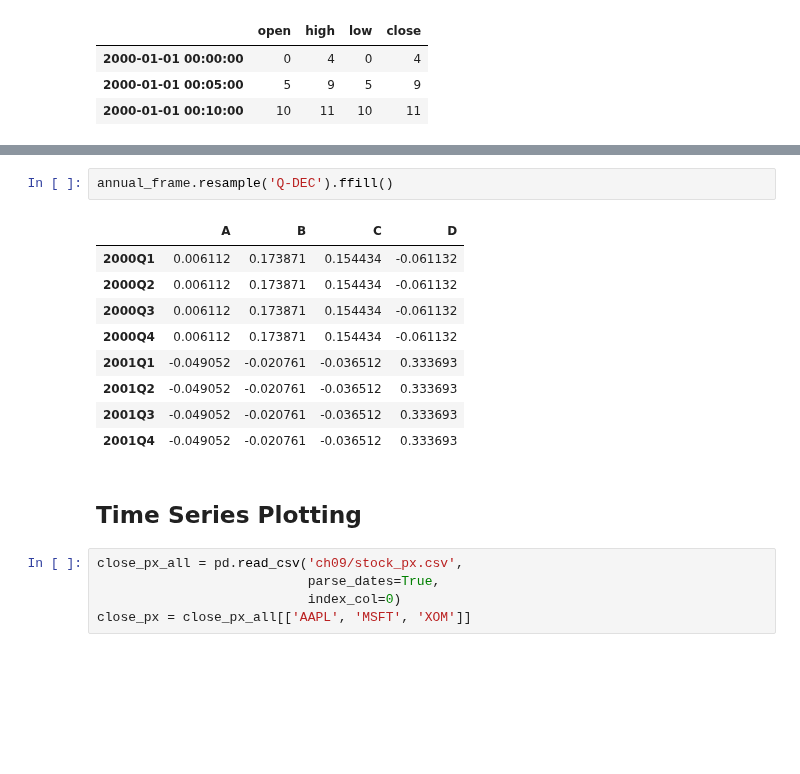
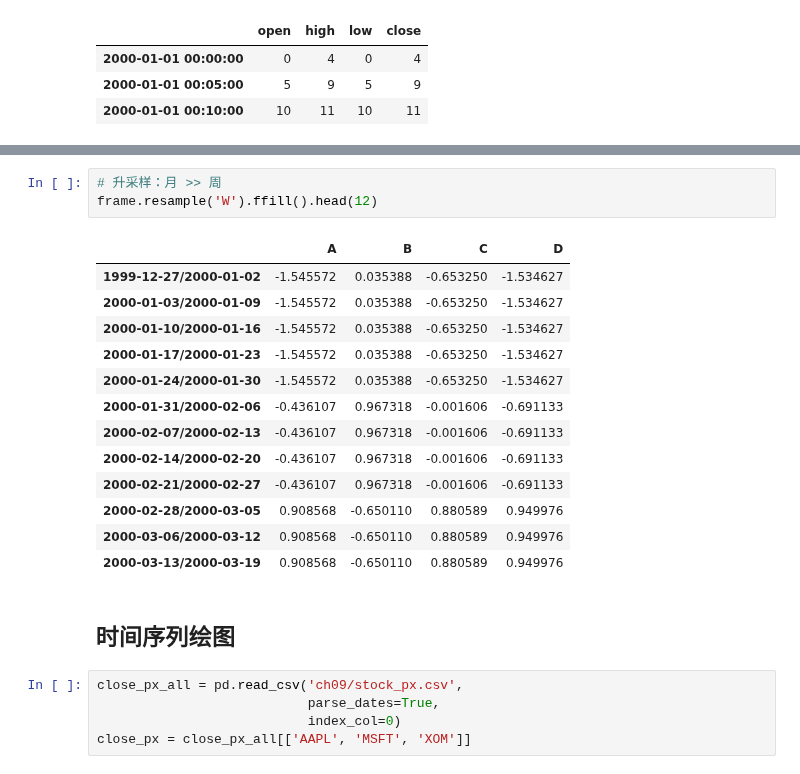
Before and after one commit to hugolu/learn-python, a Jupyter notebook: python-for-data-analysis/ch10-time-series.ipynb, the cells around one changed output, grey strips where cells are left out. Drawn from its saved outputs; the diff is of its cells as text; blank space fills up the shorter version.

```diff
--- a/python-for-data-analysis/ch10-time-series.ipynb
+++ b/python-for-data-analysis/ch10-time-series.ipynb
@@ -718,17 +991,22 @@ annual_frame
-# %%
-annual_frame.resample('Q-DEC').ffill()
-# %% [output]
-|  | A | B | C | D |
-| 2000Q1 | 0.006112 | 0.173871 | 0.154434 | -0.061132 |
-| 2000Q2 | 0.006112 | 0.173871 | 0.154434 | -0.061132 |
-| 2000Q3 | 0.006112 | 0.173871 | 0.154434 | -0.061132 |
-| 2000Q4 | 0.006112 | 0.173871 | 0.154434 | -0.061132 |
-| 2001Q1 | -0.049052 | -0.020761 | -0.036512 | 0.333693 |
-| 2001Q2 | -0.049052 | -0.020761 | -0.036512 | 0.333693 |
-| 2001Q3 | -0.049052 | -0.020761 | -0.036512 | 0.333693 |
-| 2001Q4 | -0.049052 | -0.020761 | -0.036512 | 0.333693 |
-# %% [markdown]
-## Time Series Plotting
+# %%
+# 升采样：月 >> 周
+frame.resample('W').ffill().head(12)
+# %% [output]
+|  | A | B | C | D |
+| 1999-12-27/2000-01-02 | -1.545572 | 0.035388 | -0.653250 | -1.534627 |
+| 2000-01-03/2000-01-09 | -1.545572 | 0.035388 | -0.653250 | -1.534627 |
+| 2000-01-10/2000-01-16 | -1.545572 | 0.035388 | -0.653250 | -1.534627 |
+| 2000-01-17/2000-01-23 | -1.545572 | 0.035388 | -0.653250 | -1.534627 |
+| 2000-01-24/2000-01-30 | -1.545572 | 0.035388 | -0.653250 | -1.534627 |
+| 2000-01-31/2000-02-06 | -0.436107 | 0.967318 | -0.001606 | -0.691133 |
+| 2000-02-07/2000-02-13 | -0.436107 | 0.967318 | -0.001606 | -0.691133 |
+| 2000-02-14/2000-02-20 | -0.436107 | 0.967318 | -0.001606 | -0.691133 |
+| 2000-02-21/2000-02-27 | -0.436107 | 0.967318 | -0.001606 | -0.691133 |
+| 2000-02-28/2000-03-05 | 0.908568 | -0.650110 | 0.880589 | 0.949976 |
+| 2000-03-06/2000-03-12 | 0.908568 | -0.650110 | 0.880589 | 0.949976 |
+| 2000-03-13/2000-03-19 | 0.908568 | -0.650110 | 0.880589 | 0.949976 |
+# %% [markdown]
+## 时间序列绘图
 # %%
 close_px_all = pd.read_csv('ch09/stock_px.csv',
                            parse_dates=True,
```
Also changed, not shown: parts of 127 cells of this notebook.
